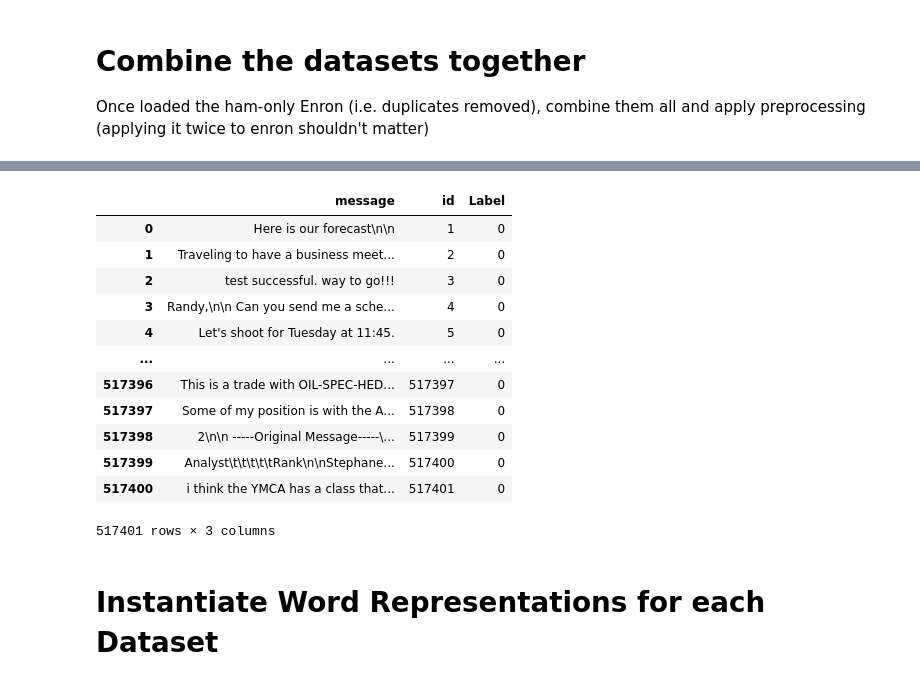
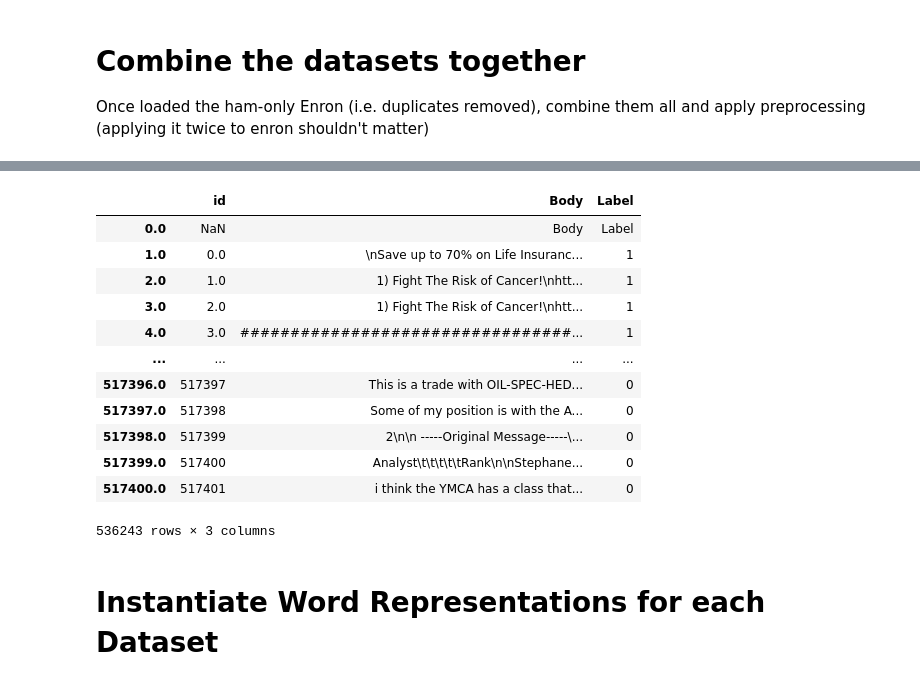
Before and after one commit to Twigonometry/Phishing-ML, a Jupyter notebook: classif.ipynb, the cells around one changed output, grey strips where cells are left out. Saved outputs shown, nothing was run; the diff lists cells and outputs as text; code cells hidden in the pictures.

```diff
--- a/classif.ipynb
+++ b/classif.ipynb
@@ -140,3 +156,5 @@ dfEnronFull = load_processed_enron()
+# %%
+dfEnronFull = dfEnronFull.rename(columns={"message":"Body"})
 # %% [markdown]
 # Preprocessing
 
@@ -668,4 +686,4 @@ dEnronHam = load_enron_ham_only()
 
 Once loaded the ham-only Enron (i.e. duplicates removed), combine them all and apply preprocessing (applying it twice to enron shouldn't matter)
 # %%
-dfAllSpam = pd.concat([dfSA, dfEnron, dfLing, dfEdu])
+dfAll = pd.concat([dfSA, dfEnron, dfLing, dfEdu, dfEnronFull])
@@ -704,17 +690,17 @@ dfEnron
-# %%
-dfEnronFull
-# %% [output]
-|  | message | id | Label |
-| 0 | Here is our forecast\n\n | 1 | 0 |
-| 1 | Traveling to have a business meet... | 2 | 0 |
-| 2 | test successful. way to go!!! | 3 | 0 |
-| 3 | Randy,\n\n Can you send me a sche... | 4 | 0 |
-| 4 | Let's shoot for Tuesday at 11:45. | 5 | 0 |
-| ... | ... | ... | ... |
-| 517396 | This is a trade with OIL-SPEC-HED... | 517397 | 0 |
-| 517397 | Some of my position is with the A... | 517398 | 0 |
-| 517398 | 2\n\n -----Original Message-----\... | 517399 | 0 |
-| 517399 | Analyst\t\t\t\t\tRank\n\nStephane... | 517400 | 0 |
-| 517400 | i think the YMCA has a class that... | 517401 | 0 |
-517401 rows × 3 columns
+# %%
+dfAll
+# %% [output]
+|  | id | Body | Label |
+| 0.0 | NaN | Body | Label |
+| 1.0 | 0.0 | \nSave up to 70% on Life Insuranc... | 1 |
+| 2.0 | 1.0 | 1) Fight The Risk of Cancer!\nhtt... | 1 |
+| 3.0 | 2.0 | 1) Fight The Risk of Cancer!\nhtt... | 1 |
+| 4.0 | 3.0 | #################################... | 1 |
+| ... | ... | ... | ... |
+| 517396.0 | 517397 | This is a trade with OIL-SPEC-HED... | 0 |
+| 517397.0 | 517398 | Some of my position is with the A... | 0 |
+| 517398.0 | 517399 | 2\n\n -----Original Message-----\... | 0 |
+| 517399.0 | 517400 | Analyst\t\t\t\t\tRank\n\nStephane... | 0 |
+| 517400.0 | 517401 | i think the YMCA has a class that... | 0 |
+536243 rows × 3 columns
 # %%
```
Also changed, not shown: parts of 5 cells of this notebook.
